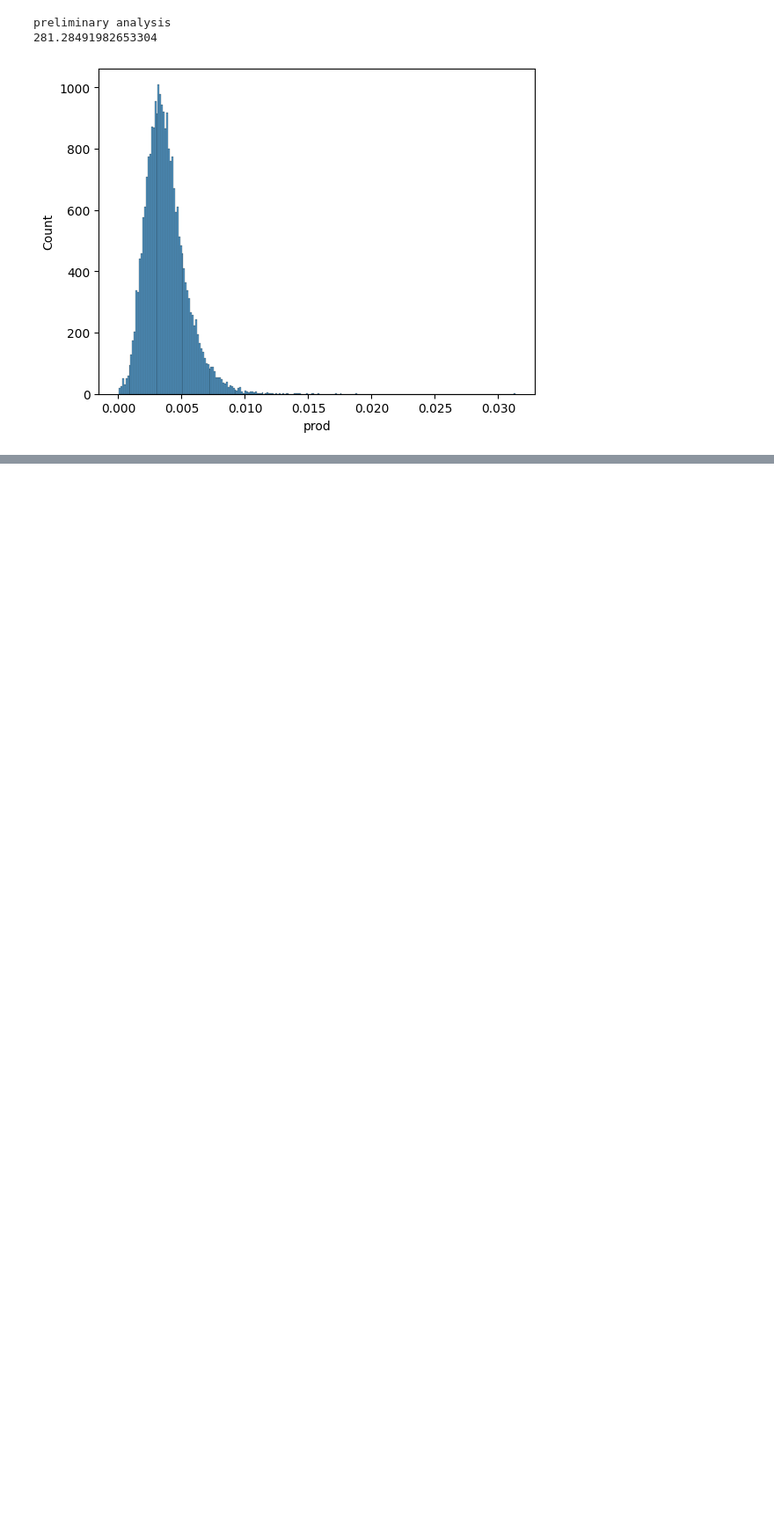
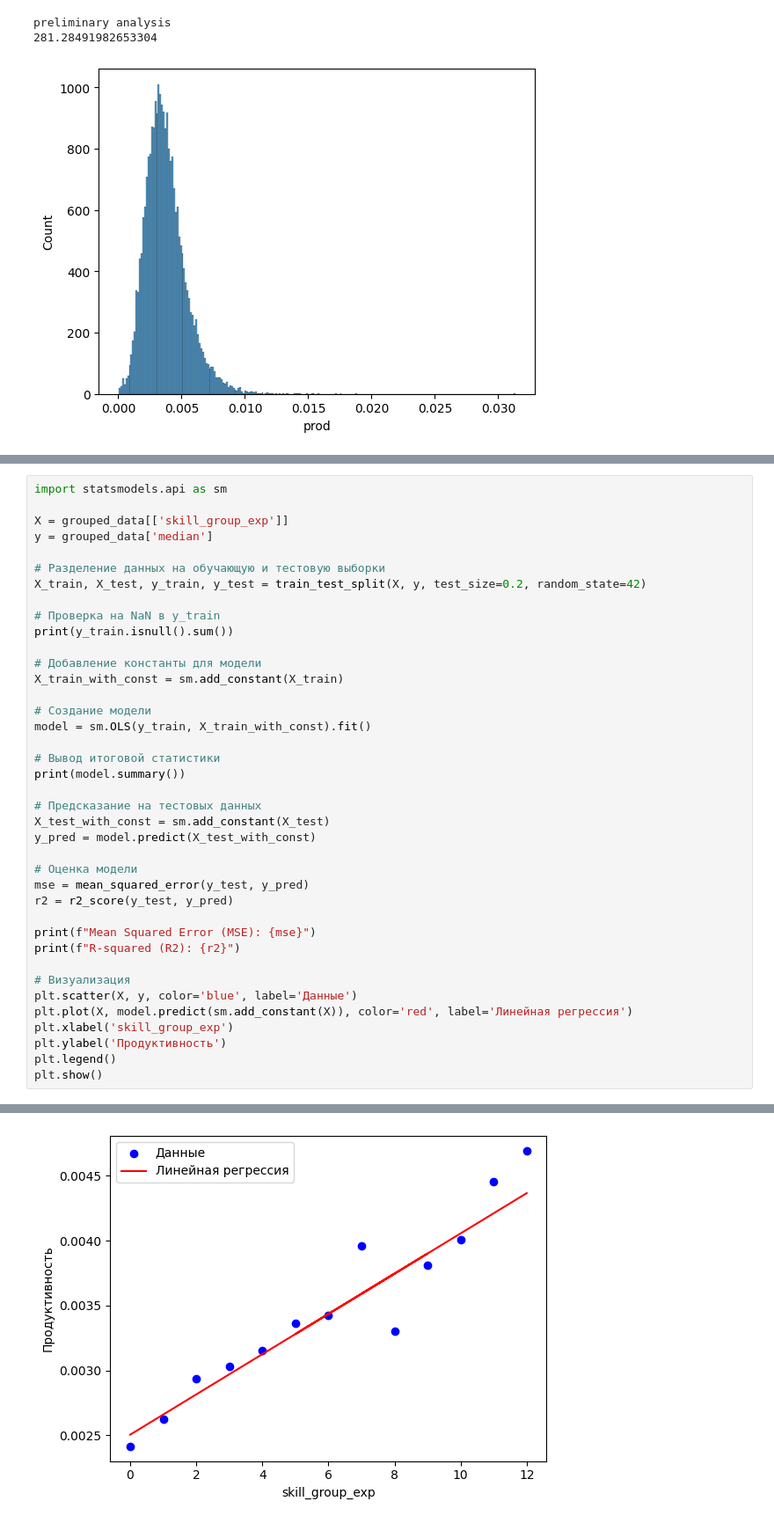
Before and after one commit to Worislooov/DANO_MSC_2025, a Jupyter notebook: Vova/filile.ipynb, the cells around one changed output, grey strips where cells are left out. Shown at 88% size. Saved outputs shown, nothing was run; the diff lists cells and outputs as text; blank space fills up the shorter version.

```diff
--- a/Vova/filile.ipynb
+++ b/Vova/filile.ipynb
@@ -105,0 +227,40 @@ InvalidIndexError: ('skill_group_exp', 62             NaN
+# %%
+import statsmodels.api as sm
+
+X = grouped_data[['skill_group_exp']]
+y = grouped_data['median']
+
+# Разделение данных на обучающую и тестовую выборки
+X_train, X_test, y_train, y_test = train_test_split(X, y, test_size=0.2, random_state=42)
+
+# Проверка на NaN в y_train
+print(y_train.isnull().sum())
+
+# Добавление константы для модели
+X_train_with_const = sm.add_constant(X_train)
+
+# Создание модели
+model = sm.OLS(y_train, X_train_with_const).fit()
+
+# Вывод итоговой статистики
+print(model.summary())
+
+# Предсказание на тестовых данных
+X_test_with_const = sm.add_constant(X_test)
+y_pred = model.predict(X_test_with_const)
+
+# Оценка модели
+mse = mean_squared_error(y_test, y_pred)
+r2 = r2_score(y_test, y_pred)
+
+print(f"Mean Squared Error (MSE): {mse}")
+print(f"R-squared (R2): {r2}")
+
+# Визуализация
+plt.scatter(X, y, color='blue', label='Данные')
+plt.plot(X, model.predict(sm.add_constant(X)), color='red', label='Линейная регрессия')
+plt.xlabel('skill_group_exp')
+plt.ylabel('Продуктивность')
+plt.legend()
+plt.show()
+# %% [output]
@@ -105,0 +284 @@ InvalidIndexError: ('skill_group_exp', 62             NaN
+[figure, added]
```
Also changed, not shown: parts of 7 cells of this notebook.
